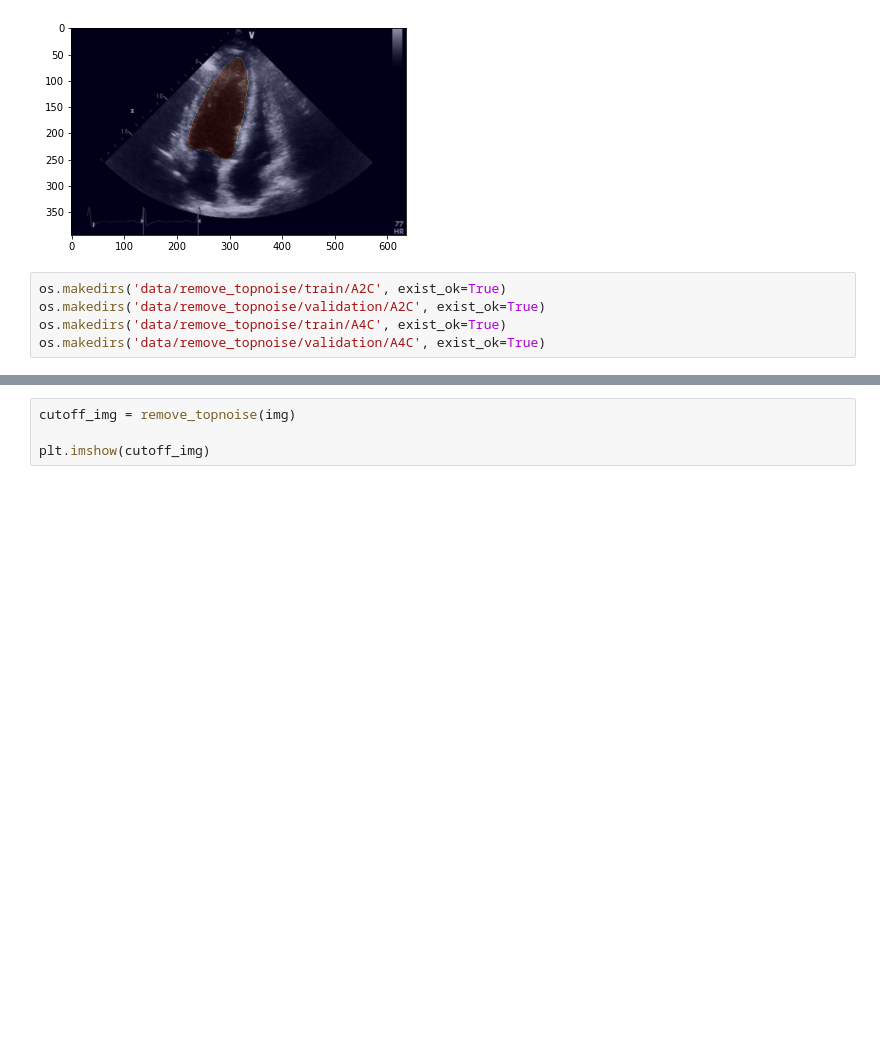
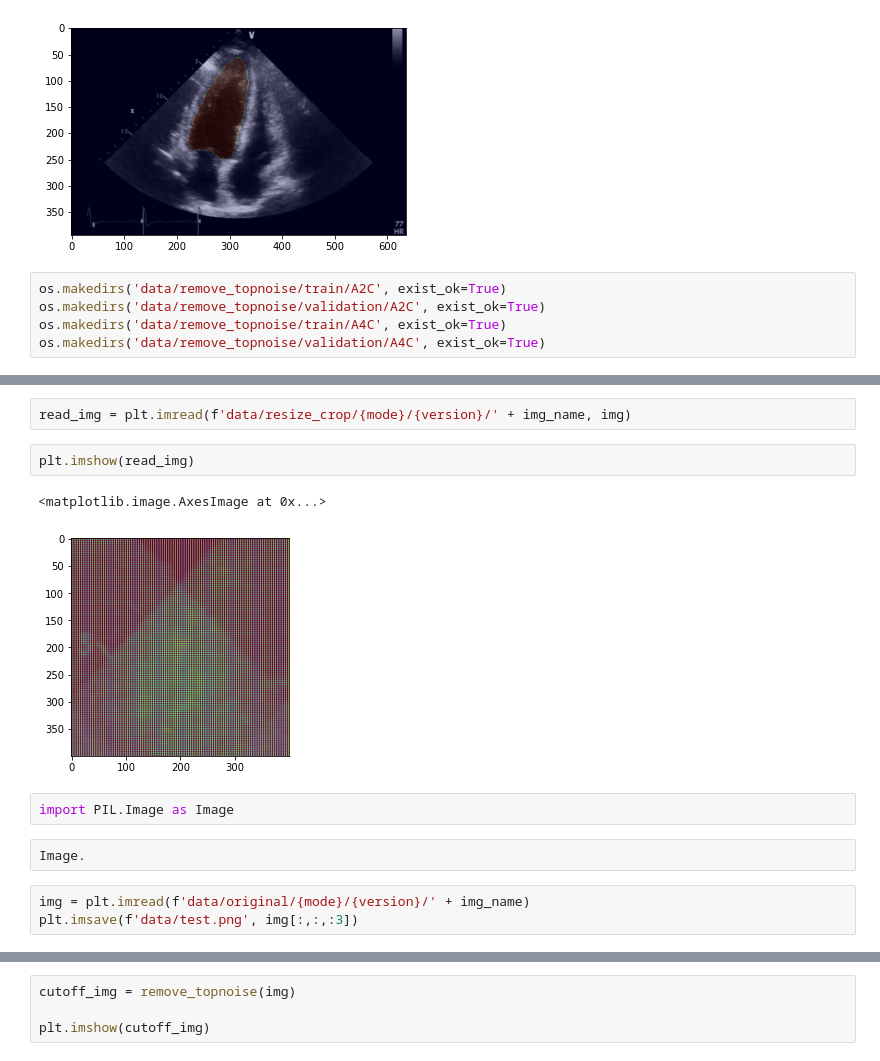
Before and after one commit to DMkelllog/Heart_Disease_Datathon_2021, a Jupyter notebook: data_info.ipynb, the cells around one changed output, grey strips where cells are left out. Saved outputs shown, nothing was run; the diff lists cells and outputs as text; blank space fills up the shorter version.

```diff
--- a/data_info.ipynb
+++ b/data_info.ipynb
@@ -62,0 +94,14 @@ SyntaxError: invalid syntax (3770295268.py, line 1)
+# %%
+read_img = plt.imread(f'data/resize_crop/{mode}/{version}/' + img_name, img)
+# %%
+plt.imshow(read_img)
+# %% [output]
+<matplotlib.image.AxesImage at 0x...>
+[figure, added]
+# %%
+import PIL.Image as Image
+# %%
+Image.
+# %%
+img = plt.imread(f'data/original/{mode}/{version}/' + img_name)
+plt.imsave(f'data/test.png', img[:,:,:3])
```
Also changed, not shown: parts of 19 cells of this notebook.
